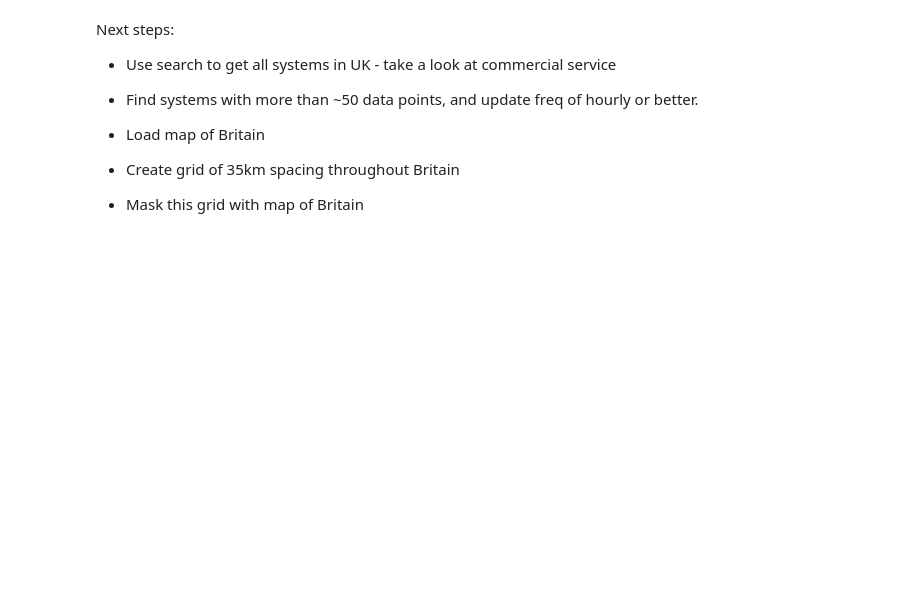
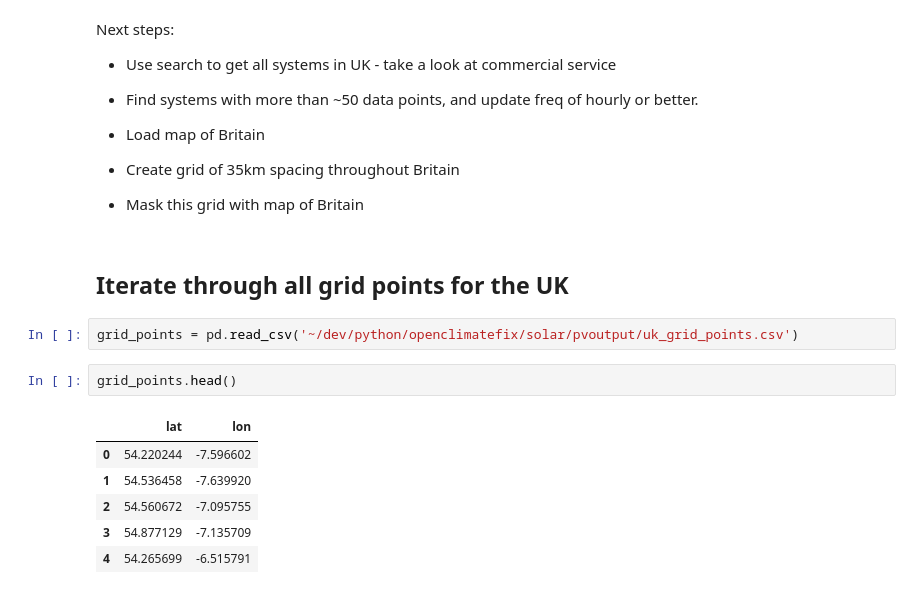
Before and after one commit to openclimatefix/pvoutput, a Jupyter notebook: pvoutput_api_test.ipynb, the cells around one changed output. Cells and saved outputs as stored; diff of their text form; blank space fills up the shorter version.

```diff
--- a/pvoutput_api_test.ipynb
+++ b/pvoutput_api_test.ipynb
@@ -294,3 +286,16 @@ Next steps:
 * Load map of Britain
 * Create grid of 35km spacing throughout Britain
 * Mask this grid with map of Britain
+# %% [markdown]
+## Iterate through all grid points for the UK
+# %%
+grid_points = pd.read_csv('~/dev/python/openclimatefix/solar/pvoutput/uk_grid_points.csv')
+# %%
+grid_points.head()
+# %% [output]
+|  | lat | lon |
+| 0 | 54.220244 | -7.596602 |
+| 1 | 54.536458 | -7.639920 |
+| 2 | 54.560672 | -7.095755 |
+| 3 | 54.877129 | -7.135709 |
+| 4 | 54.265699 | -6.515791 |
```
Also changed, not shown: parts of 19 cells of this notebook, 1 other file.
